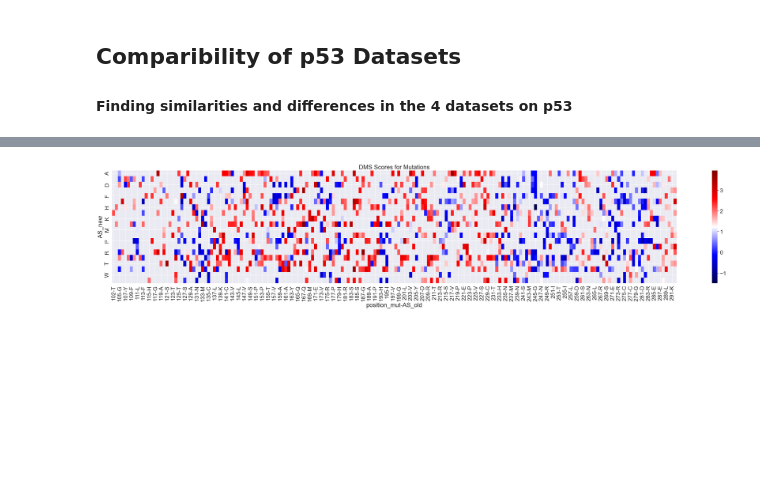
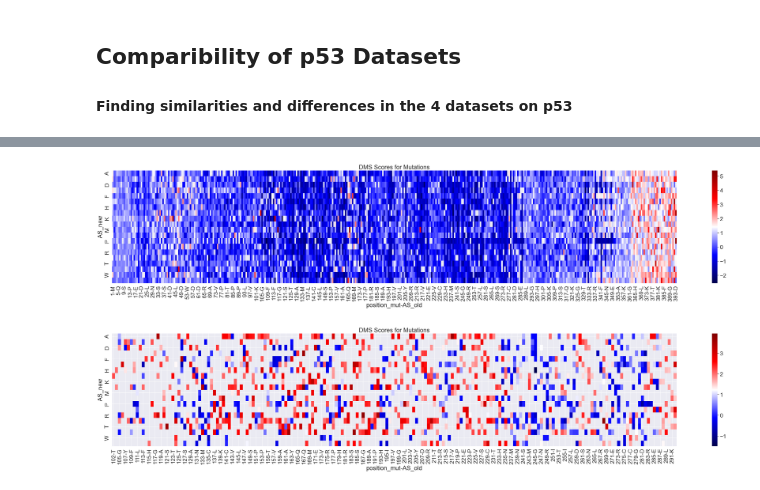
Before and after one commit to datascience-mobi-2023/topic02_team02, a Jupyter notebook: Documentation/P53 - DMS Documentation.ipynb, the cells around one changed output, grey strips where cells are left out. Cells and saved outputs as stored; diff of their text form; code cells hidden in the pictures; blank space fills up the shorter version.

```diff
--- a/Documentation/P53 - DMS Documentation.ipynb
+++ b/Documentation/P53 - DMS Documentation.ipynb
@@ -36 +37,6 @@ fun.mult_hmap(gia_null_eto, gia_wt_nut, gia_null_nut)
+# %%
+# giacomelli null nutlin
+fun.hmap(doc.gia_null_nut_auf)
+# %% [output]
+[figure, added]
 # %%
```
Also changed, not shown: parts of 13 cells of this notebook.
